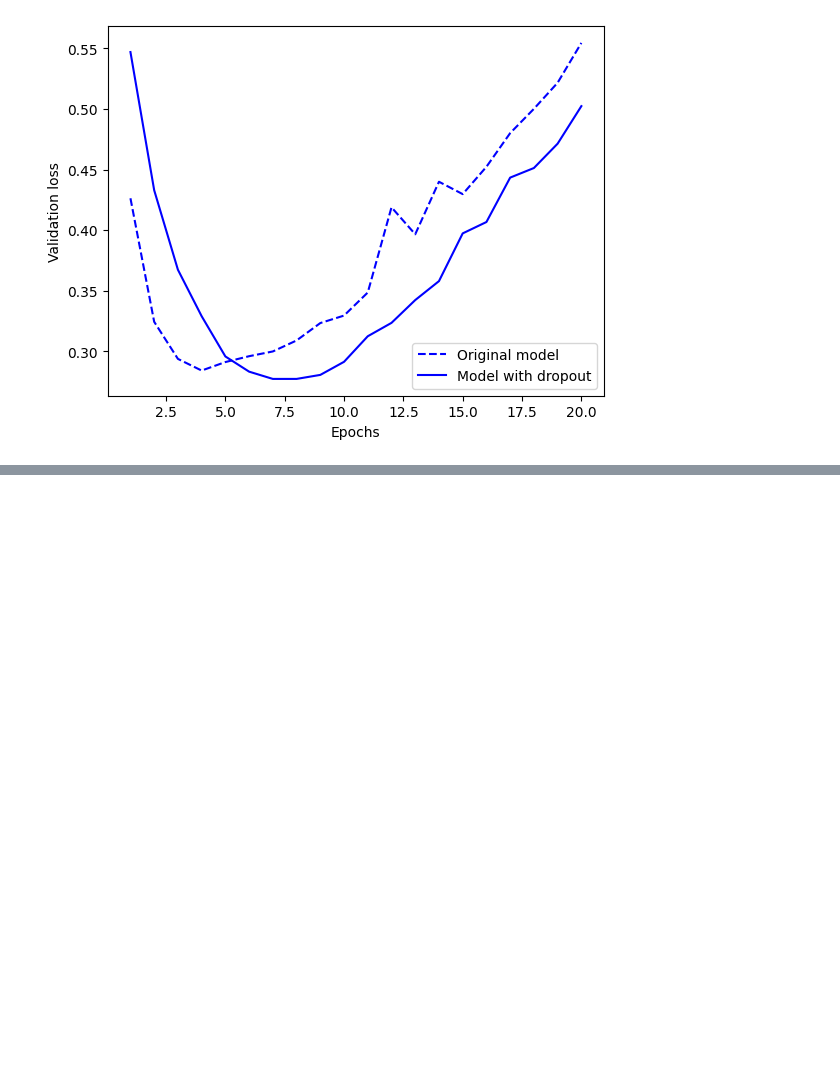
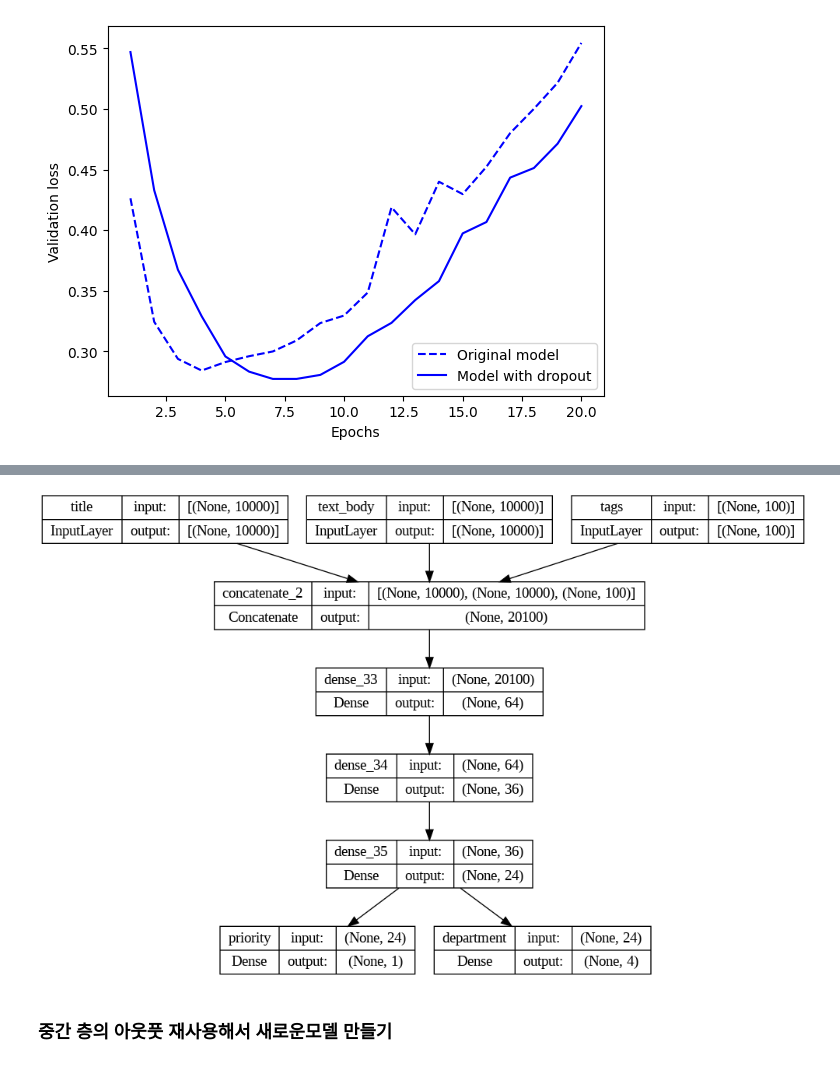
Before and after one commit to gilsu200/DL_study, a Jupyter notebook: Midterm.ipynb, the cells around one changed output, grey strips where cells are left out. Cells and saved outputs as stored; diff of their text form; code cells hidden in the pictures; blank space fills up the shorter version.

```diff
--- a/Midterm.ipynb
+++ b/Midterm.ipynb
@@ -733,0 +797,46 @@ plt.show()
+# %%
+vocabulary_size = 10000
+num_tags = 100
+num_departments = 4
+
+title = keras.Input(shape=(vocabulary_size,), name="title")
+text_body = keras.Input(shape=(vocabulary_size,), name="text_body")
+tags = keras.Input(shape=(num_tags,), name="tags")
+
+features = layers.Concatenate()([title, text_body, tags])
+features = layers.Dense(64, activation="relu")(features)
+features = layers.Dense(36, activation="relu")(features)
+features = layers.Dense(24, activation="relu")(features)
+
+priority = layers.Dense(1, activation="sigmoid", name="priority")(features)
+department = layers.Dense(
+    num_departments, activation="softmax", name="department")(features)
+
+model = keras.Model(inputs=[title, text_body, tags], outputs=[priority, department])
+# %%
+import numpy as np
+
+num_samples = 1280
+
+title_data = np.random.randint(0, 2, size=(num_samples, vocabulary_size))
+text_body_data = np.random.randint(0, 2, size=(num_samples, vocabulary_size))
+tags_data = np.random.randint(0, 2, size=(num_samples, num_tags))
+
+priority_data = np.random.random(size=(num_samples, 1))
+department_data = np.random.randint(0, 2, size=(num_samples, num_departments))
+
+model.compile(optimizer="rmsprop",
+              loss=["mean_squared_error", "categorical_crossentropy"],
+              metrics=[["mean_absolute_error"], ["accuracy"]])
+model.fit([title_data, text_body_data, tags_data],
+          [priority_data, department_data],
+          epochs=1)
+model.evaluate([title_data, text_body_data, tags_data],
+               [priority_data, department_data])
+priority_preds, department_preds = model.predict([title_data, text_body_data, tags_data])
+# %%
+keras.utils.plot_model(model, "ticket_classifier_with_shape_info.png", show_shapes=True)
+# %% [output]
+[figure, added]
+# %% [markdown]
+### 중간 층의 아웃풋 재사용해서 새로운모델 만들기
```
Also changed, not shown: parts of 30 cells of this notebook.
